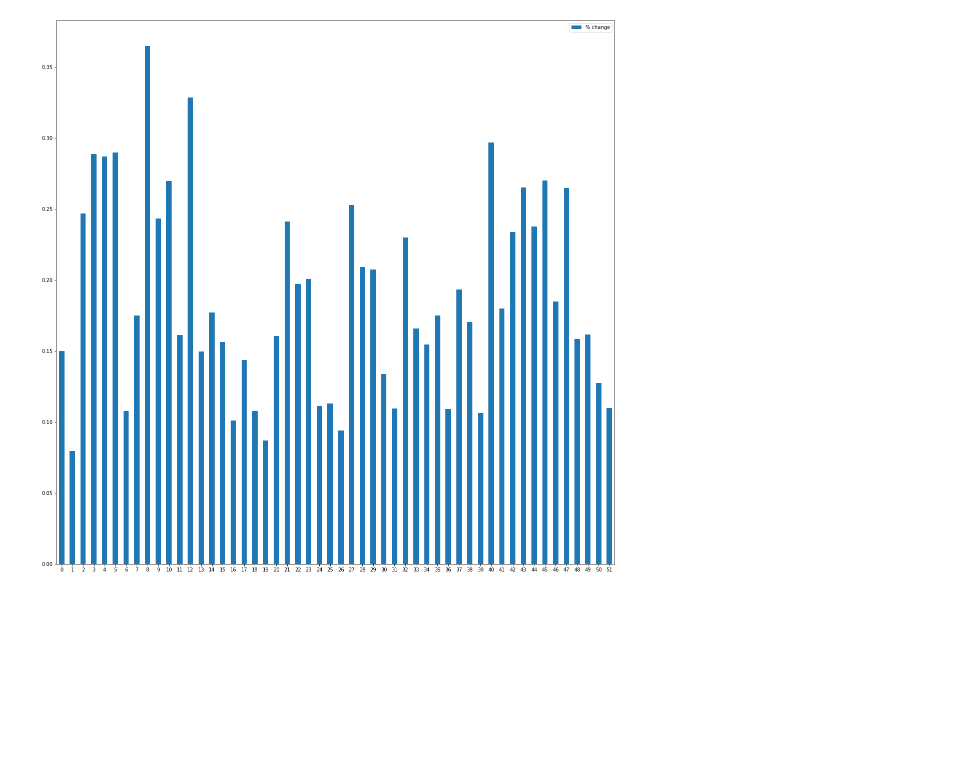
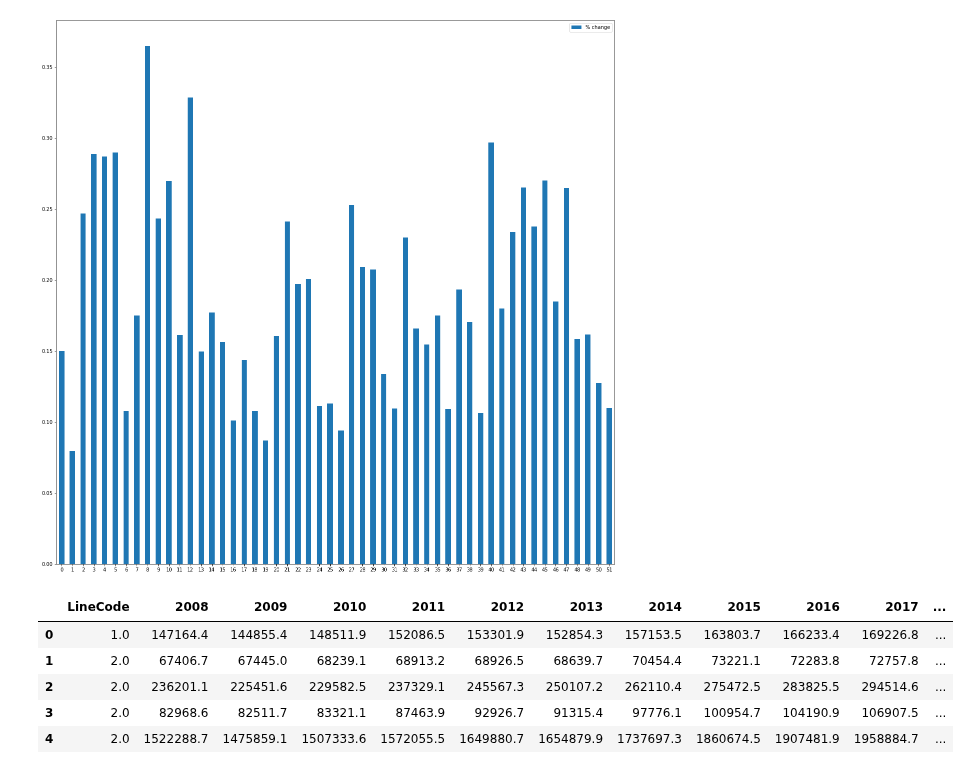
Before and after one commit to COGS108/group11_sp20, a Jupyter notebook: eda/Kiran108Analysis.ipynb, the cells around one changed output. Cells and saved outputs as stored; diff of their text form; code cells hidden in the pictures; blank space fills up the shorter version.

```diff
--- a/eda/Kiran108Analysis.ipynb
+++ b/eda/Kiran108Analysis.ipynb
@@ -426,3 +426,12 @@ df.plot.bar(rot=0, figsize = (20,20))
 # %% [output]
 <matplotlib.axes._subplots.AxesSubplot at 0x...>
 [figure]
+# %%
+totalIn.head(5)
+# %% [output]
+|  | LineCode | 2008 | 2009 | 2010 | 2011 | 2012 | 2013 | 2014 | 2015 | 2016 | 2017 | ... |
+| 0 | 1.0 | 147164.4 | 144855.4 | 148511.9 | 152086.5 | 153301.9 | 152854.3 | 157153.5 | 163803.7 | 166233.4 | 169226.8 | ... |
+| 1 | 2.0 | 67406.7 | 67445.0 | 68239.1 | 68913.2 | 68926.5 | 68639.7 | 70454.4 | 73221.1 | 72283.8 | 72757.8 | ... |
+| 2 | 2.0 | 236201.1 | 225451.6 | 229582.5 | 237329.1 | 245567.3 | 250107.2 | 262110.4 | 275472.5 | 283825.5 | 294514.6 | ... |
+| 3 | 2.0 | 82968.6 | 82511.7 | 83321.1 | 87463.9 | 92926.7 | 91315.4 | 97776.1 | 100954.7 | 104190.9 | 106907.5 | ... |
+| 4 | 2.0 | 1522288.7 | 1475859.1 | 1507333.6 | 1572055.5 | 1649880.7 | 1654879.9 | 1737697.3 | 1860674.5 | 1907481.9 | 1958884.7 | ... |
```
Also changed, not shown: parts of 6 cells of this notebook.
